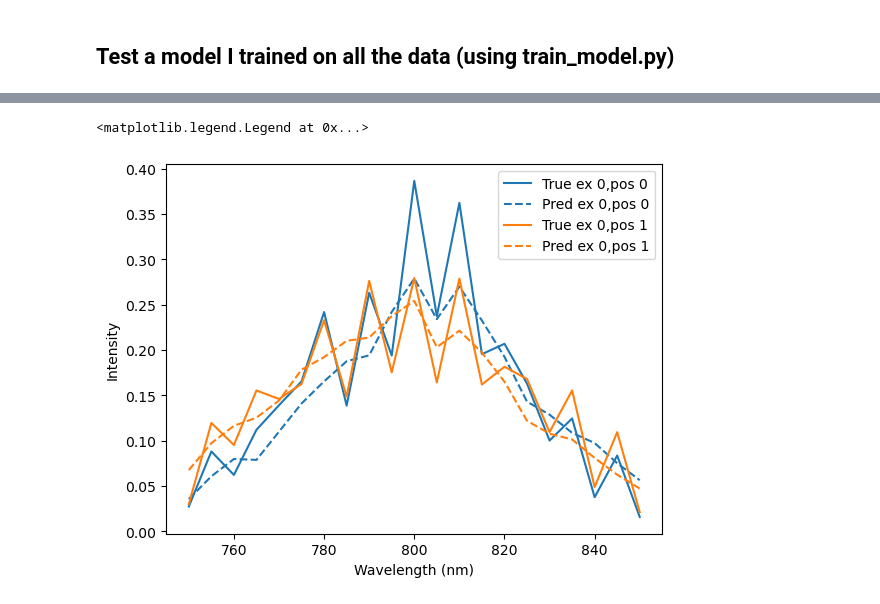
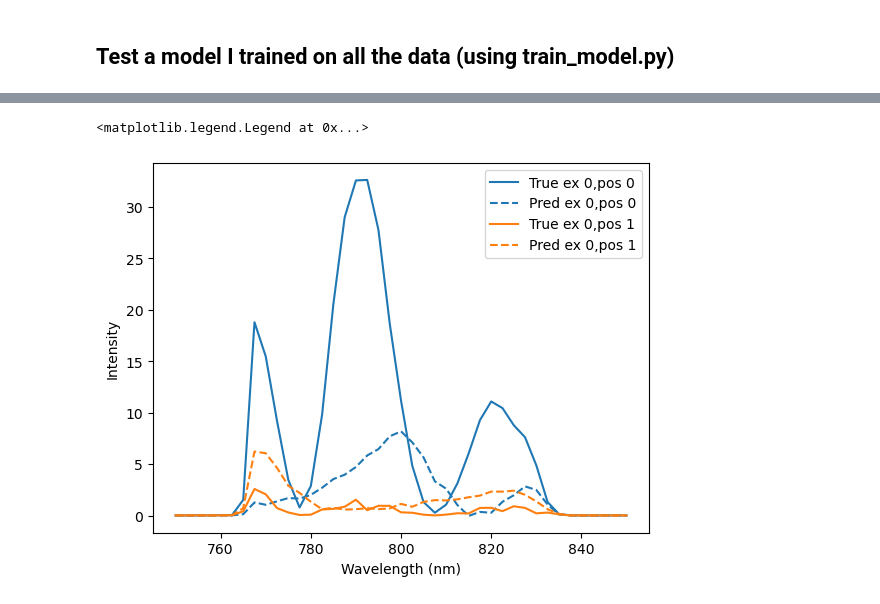
Before and after one commit to sunnyhoward/SCI, a Jupyter notebook: models/notebooks/analyse_model_synthetic.ipynb, the cells around one changed output, grey strips where cells are left out. Cells and saved outputs as stored; diff of their text form; code cells hidden in the pictures.

```diff
--- a/models/notebooks/analyse_model_synthetic.ipynb
+++ b/models/notebooks/analyse_model_synthetic.ipynb
@@ -75,10 +80,10 @@ fig,ax = plt.subplots(1,4,figsize=(10,5),dpi=400)
 ax[0].imshow(y_pred[0,10].cpu().detach().numpy()); ax[0].set_title('Predicted')
 ax[1].imshow(y[0,10].cpu().detach().numpy())    ; ax[1].set_title('Original')
 
-coords1 = [310,306]
+coords1 = [127,310]
 boxsize = 5
 
-coords2 = [507,204]
+coords2 = [326,212]
 
 ax[0].plot(coords1[1],coords1[0],'.')
 
@@ -93,0 +128,10 @@ Text(0.5, 1.0, 'Original')
+# %%
+angle = -0.1527883832038498
+shifted_undisp_cube = undisp_cube # torch.roll(undisp_cube, dims=(2,3), shifts=(-1,2))
+
+
+dataset = hlp.FTSDataset(undispersed_cube=shifted_undisp_cube, spectra = spectras,dir = '20230804_1grating_mask_data_exptime_2400_us',  crop=cropsize, random_shifts=False, angle=angle)
+# %%
+indexes = [600,1300]
+(x,y) = dataset[indexes]
+y_pred = model(x)
@@ -93,0 +154,18 @@ Text(0.5, 1.0, 'Original')
+# %%
+fig,ax = plt.subplots(1,4,figsize=(10,5),dpi=400)
+ax[0].imshow(y_pred[0,10].cpu().detach().numpy()); ax[0].set_title('Predicted')
+ax[1].imshow(y[0,10].cpu().detach().numpy())    ; ax[1].set_title('Original')
+
+coords1 = [124,306]
+boxsize = 5
+
+coords2 = [323,210]
+
+ax[0].plot(coords1[1],coords1[0],'.')
+
+ax[0].plot(coords2[1],coords2[0],'.')
+
+coords = coords1
+
+ax[2].imshow(y_pred[0,10,coords[0]-boxsize:coords[0]+boxsize+1,coords[1]-boxsize:coords[1]+boxsize+1].cpu().detach().numpy(),vmax = y_pred[0,10].cpu().detach().numpy().max(),vmin = y_pred[0,10].cpu().detach().numpy().min()); ax[2].set_title('Predicted')
+ax[3].imshow(y[0,10,coords[0]-boxsize:coords[0]+boxsize+1,coords[1]-boxsize:coords[1]+boxsize+1].cpu().detach().numpy(),vmax = y[0,10].cpu().detach().numpy().max(),vmin = y[0,10].cpu().detach().numpy().min())   ; ax[3].set_title('Original')
@@ -94,20 +175,20 @@ Text(0.5, 1.0, 'Original')
 # %%
-wls = np.linspace(750,850,21)
+wls = np.linspace(750,850,41)
 
 fig = plt.figure()
 ax = fig.add_subplot(111)
 j=0
 
 coords = [coords1,coords2]
 
 for i in range(2):
         line, = ax.plot(wls,y[j,:,coords[i][0]+i,coords[i][1]].cpu().detach().numpy(),label=   f'True ex {j},pos {i}')
         ax.plot(wls,y_pred[j,:,coords[i][0]+i,coords[i][1]].cpu().detach().numpy(),color = line.get_color(),linestyle='--',label=   f'Pred ex {j},pos {i}')
 
 
 ax.set_xlabel('Wavelength (nm)')
 ax.set_ylabel('Intensity')
 plt.legend()
 # %% [output]
 <matplotlib.legend.Legend at 0x...>
-[figure, old version]
+[figure, new version]
```
Also changed, not shown: parts of 24 cells of this notebook, 19 other files.
